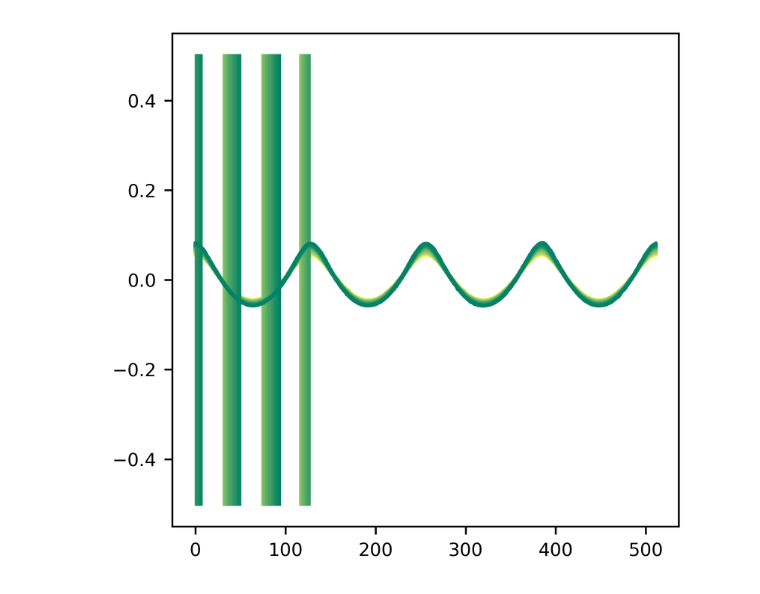
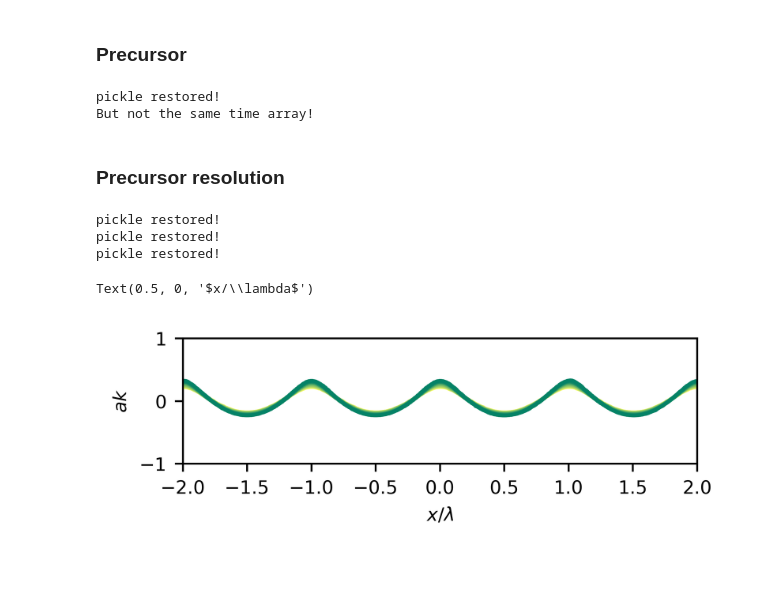
Before and after one commit to DeikeLab/jiarongw-postprocessing, a Jupyter notebook: jupyter_notebook/project_specific/turbulence/WaveCoherent.ipynb, the cells around one changed output. Drawn from its saved outputs; the diff is of its cells as text; code cells hidden in the pictures.

```diff
--- a/jupyter_notebook/project_specific/turbulence/WaveCoherent.ipynb
+++ b/jupyter_notebook/project_specific/turbulence/WaveCoherent.ipynb
@@ -64,15 +120,83 @@ pickle restored!
+# %% [markdown]
+### Precursor
+# %%
+# case = case_pre1
+# case.tstart = 78
+# case.tsimu = np.arange(78,88,0.5)
+# extract_phase(case, case.tsimu, PRE=True)
+
+case = case_pre2
+case.tstart = 60
+case.tsimu = np.arange(60,66.5,0.5)
+extract_phase(case, case.tsimu, PRE=True)
+
+# case = case_pre3
+# case.tstart = 300
+# case.tsimu = np.arange(300,306.5,0.5)
+# extract_phase(case, case.tsimu, PRE=True)
+
+# case = case_pre4
+# case.tstart = 37
+# case.tsimu = np.arange(37,44.5,0.5)
+# extract_phase(case, case.tsimu, PRE=True)
+
+# case = case_pre5
+# case.tstart = 57
+# case.tsimu = np.arange(59,63.5,0.5)
+# extract_phase(case, case.tsimu, PRE=True)
+
+# case = case_pre6
+# case.tstart = 35
+# case.tsimu = np.arange(35,41,0.5)
+# extract_phase(case, case.tsimu, PRE=True)
+# %% [output]
+pickle restored!
+But not the same time array!
+# %% [markdown]
+### Precursor resolution
+# %%
+case = case_pre4_1
+case.tstart = 65
+case.tsimu = np.arange(23,33,0.5)
+extract_phase(case, case.tsimu, PRE=True)
+
+case = case_pre5_1
+case.tstart = 65
+case.tsimu = np.arange(65,75,0.5)
+extract_phase(case, case.tsimu, PRE=True)
+
+case = case_pre5_2
+case.tstart = 65
+case.tsimu = np.arange(65,70,0.5)
+extract_phase(case, case.tsimu, PRE=True)
+
+case = case_pre5_3
+case.tstart = 75
+case.tsimu = np.arange(75.5,79,0.5)
+extract_phase(case, case.tsimu, PRE=True)
+# %% [output]
+pickle restored!
+pickle restored!
+pickle restored!
 # %%
 """ Check that the phase is computed correctly
     We can later add wave phase computation to this.
 """
 case = case1
+plt.figure(figsize=[4,1])
+xarray = np.linspace(-2, 2, 512)
 for i in range(0,np.size(case.tsimu)):
 #     plt.plot(np.average(case.phase['eta'][i], axis=0)-1, label='t=%g' %case.phase['t'][i], color=plt.cm.get_cmap('summer')(1-i/5))
 #     plt.plot(np.roll(np.average(case.phase['eta'][i], axis=0), -int(case.phase['idx_theo'][i]), axis=0), label='t=%g' %case.phase['t'][i], color=plt.cm.get_cmap('summer')(1-i/10))
-    plt.plot(np.roll(np.average(case.phase['eta'][i], axis=0)-1, -int(case.phase['idx'][i]), axis=0), label='t=%g' %case.phase['t'][i], color=plt.cm.get_cmap('summer')(1-i/np.size(case.tsimu)))
+    plt.plot(xarray, np.roll(np.average(case.phase['eta'][i], axis=0)-1, -int(case.phase['idx'][i]), axis=0)*case.k, label='t=%g' %case.phase['t'][i], color=plt.cm.get_cmap('summer')(1-i/np.size(case.tsimu)))
+#     plt.plot(xarray, np.roll(np.average(case.phase['eta'][i], axis=0)-1, 0, axis=0)*case.k, label='t=%g' %case.phase['t'][i], color=plt.cm.get_cmap('summer')(1-i/np.size(case.tsimu)))
 #     plt.plot(np.ones(10)*(case.phase['idx_theo'][i]+128/4), np.linspace(0.8,1.2,10), ':', color=plt.cm.get_cmap('summer')(1-i/10))
-    plt.plot(np.ones(10)*(case.phase['idx'][i] % 128), np.linspace(-0.5,0.5,10), color=plt.cm.get_cmap('summer')(1-i/np.size(case.tsimu)))
-# plt.legend()
+#     plt.plot(np.ones(10)*(case.phase['idx'][i] % 128)/128, np.linspace(-0.5,0.5,10), color=plt.cm.get_cmap('summer')(1-i/np.size(case.tsimu)))
+plt.ylabel('$ak$')
+plt.ylim([-1,1])
+plt.xlim([-2,2])
+plt.xlabel(r'$x/\lambda$')
 # %% [output]
+Text(0.5, 0, '$x/\\lambda$')
-[figure, old version]
+[figure, new version]
 # %%
```
Also changed, not shown: parts of 23 cells of this notebook, 24 other files.
